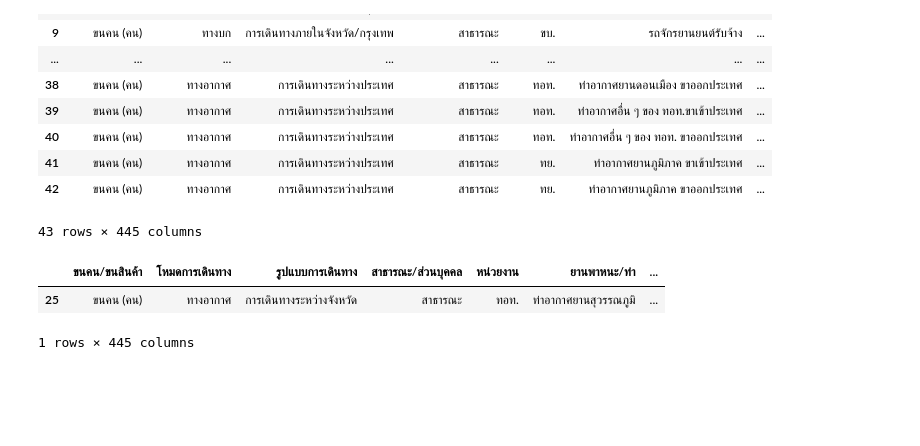
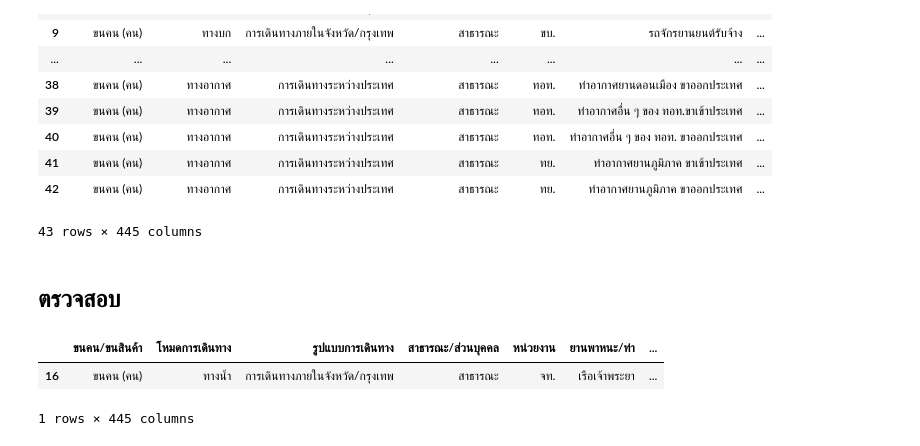
Before and after one commit to Suchirapon/data_viz, a Jupyter notebook: Quiz4.ipynb, the cells around one changed output. Saved outputs shown, nothing was run; the diff lists cells and outputs as text; code cells hidden in the pictures; blank space fills up the shorter version.

```diff
--- a/Quiz4.ipynb
+++ b/Quiz4.ipynb
@@ -34,9 +34,11 @@ data_covid
 | 41 | ขนคน (คน) | ทางอากาศ | การเดินทางระหว่างประเทศ | สาธารณะ | ทย. | ท่าอากาศยานภูมิภาค ขาเข้าประเทศ | ... |
 | 42 | ขนคน (คน) | ทางอากาศ | การเดินทางระหว่างประเทศ | สาธารณะ | ทย. | ท่าอากาศยานภูมิภาค ขาออกประเทศ | ... |
 43 rows × 445 columns
+# %% [markdown]
+## ตรวจสอบ
 # %%
-data_covid[data_covid['ยานพาหนะ/ท่า']=='ท่าอากาศยานสุวรรณภูมิ']
+data_covid[data_covid['ยานพาหนะ/ท่า']=='เรือเจ้าพระยา']
 # %% [output]
 |  | ขนคน/ขนสินค้า | โหมดการเดินทาง | รูปแบบการเดินทาง | สาธารณะ/ส่วนบุคคล | หน่วยงาน | ยานพาหนะ/ท่า | ... |
-| 25 | ขนคน (คน) | ทางอากาศ | การเดินทางระหว่างจังหวัด | สาธารณะ | ทอท. | ท่าอากาศยานสุวรรณภูมิ | ... |
+| 16 | ขนคน (คน) | ทางน้ำ | การเดินทางภายในจังหวัด/กรุงเทพ | สาธารณะ | จท. | เรือเจ้าพระยา | ... |
 1 rows × 445 columns
```
